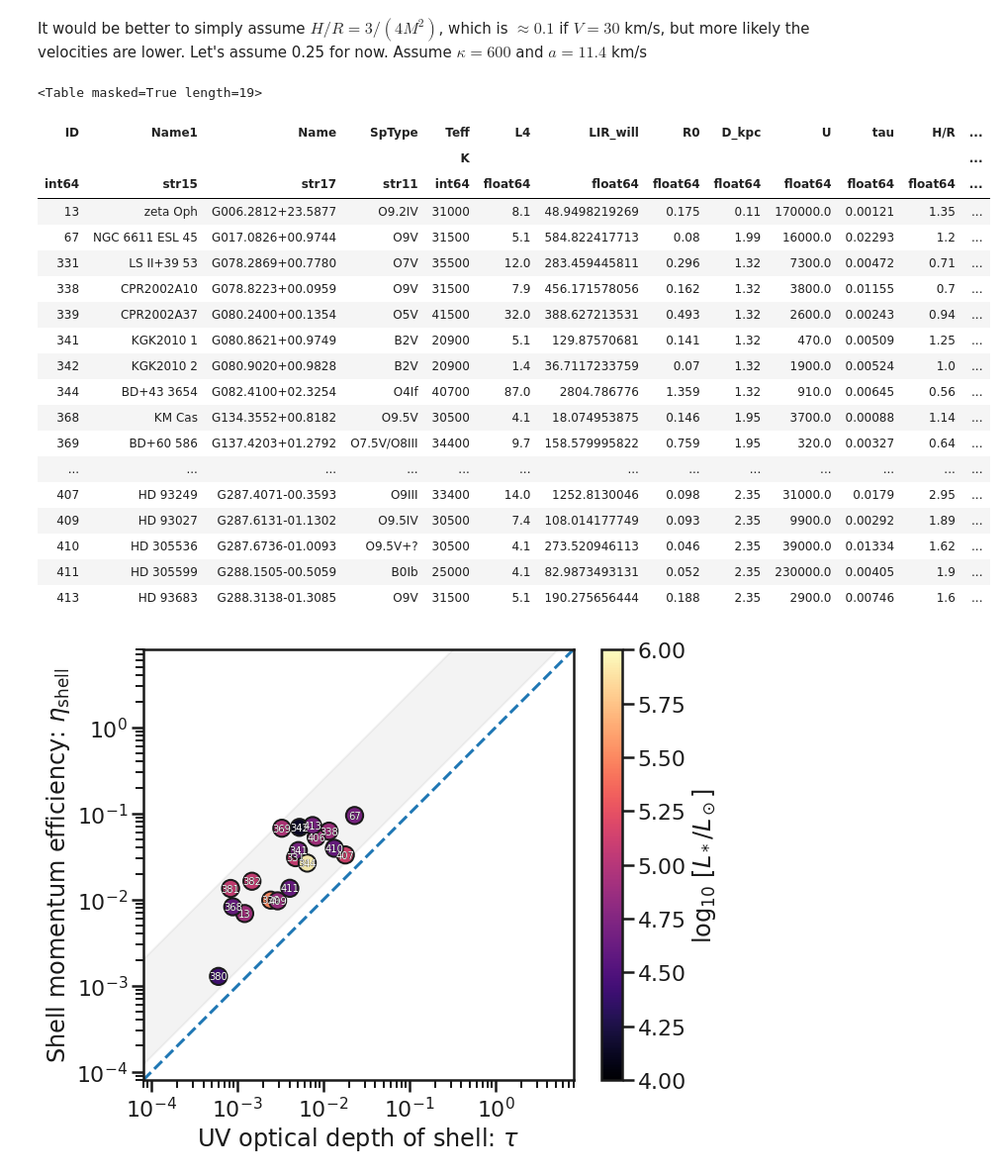
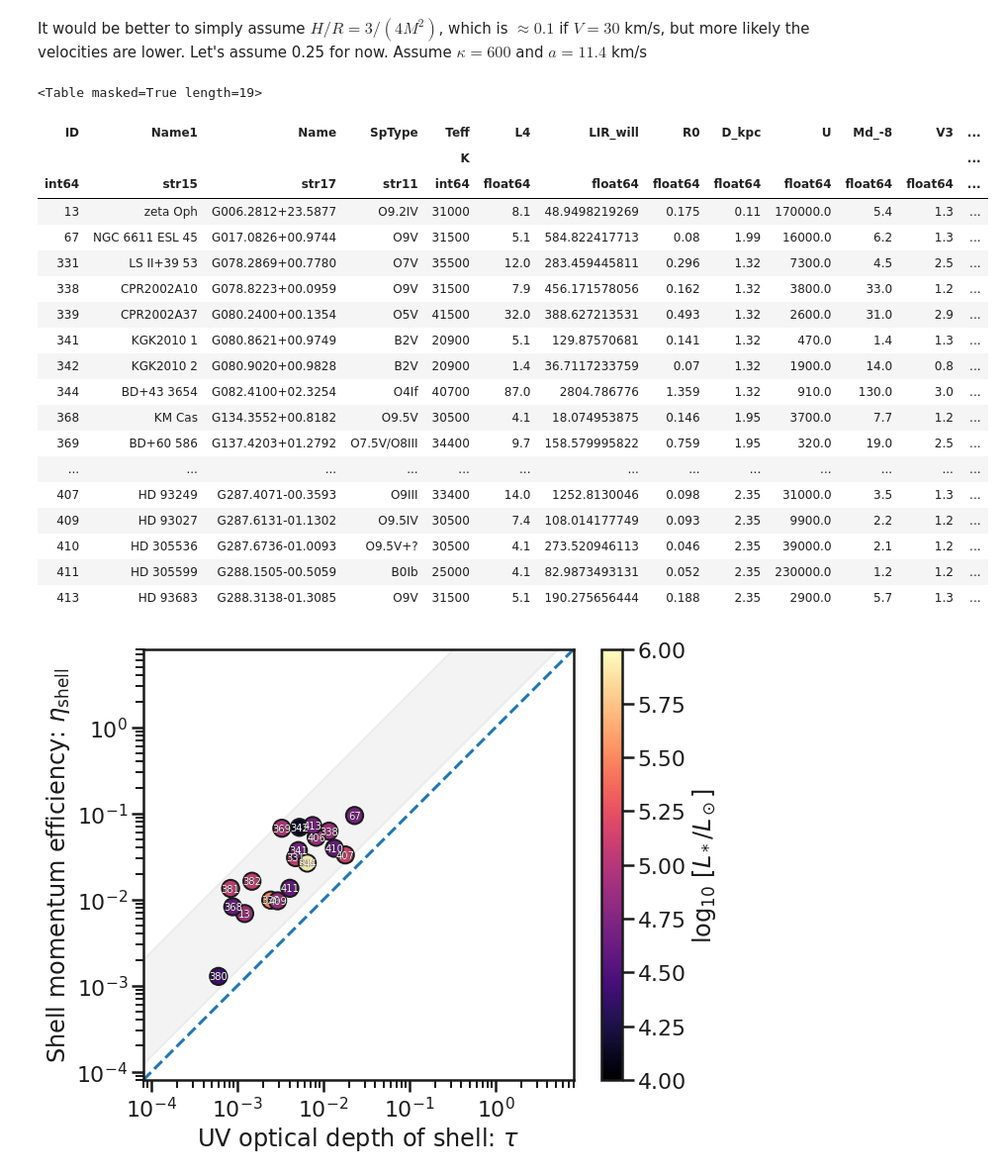
Before and after one commit to div-B-equals-0/dust-wave-case-studies, a Jupyter notebook: Kobulnicky-samples.ipynb, the cells around one changed output. Shown at 99% size. Saved outputs shown, nothing was run; the diff lists cells and outputs as text; code cells hidden in the pictures.

```diff
--- a/Kobulnicky-samples.ipynb
+++ b/Kobulnicky-samples.ipynb
@@ -429,41 +429,41 @@ _But maybe "height" is not what I think it is._ What is really wanted is the FWH
 # %% [markdown]
 It would be better to simply assume $H/R = 3 / (4 M^2)$, which is $\approx 0.1$ if $V = 30$ km/s, but more likely the velocities are lower.  Let's assume 0.25 for now.  Assume $\kappa = 600$ and $a = 11.4$ km/s
 # %%
-colnames = tt.colnames[0:5] + ['L4', 'LIR_will', 'R0', 'D_kpc', 'U']
+colnames = tt.colnames[0:5] + ['L4', 'LIR_will', 'R0', 'D_kpc', 'U', 'Md_-8', 'V3']
 ttt = tt[colnames]
 ttt['tau'] = np.round(2*tt['LIR/L* will'], decimals=5)
 ttt['H/R'] =np.round(tt['Height'] / tt['R0_as'], decimals=2)
 
 cs = (11.4*u.km/u.s).cgs
 kappa = 600.0*u.cm**2/u.g
 H_R = 0.25
 
 ttt['P_k_shell'] = np.array(ttt['tau'])*(cs**2 / (const.k_B*kappa * H_R * ttt['R0']*u.parsec)).cgs
 ttt['n_shell'] = np.round(ttt['P_k_shell']/u.Kelvin/(2 * 1.0e4), decimals=1)
 ttt['P_k_rad'] = (1e4*const.L_sun*ttt['L4'] / (4*np.pi * (ttt['R0']*u.pc)**2 * const.c * const.k_B)).cgs
 ttt['eta_obs'] = np.round(ttt['P_k_shell'].data/ttt['P_k_rad'].data, decimals=5)
 ttt
 # %% [output]
 <Table masked=True length=19>
-| ID | Name1 | Name | SpType | Teff | L4 | LIR_will | R0 | D_kpc | U | tau | H/R | ... |
+| ID | Name1 | Name | SpType | Teff | L4 | LIR_will | R0 | D_kpc | U | Md_-8 | V3 | ... |
 |  |  |  |  | K |  |  |  |  |  |  |  | ... |
 | int64 | str15 | str17 | str11 | int64 | float64 | float64 | float64 | float64 | float64 | float64 | float64 | ... |
-| 13 | zeta Oph | G006.2812+23.5877 | O9.2IV | 31000 | 8.1 | 48.9498219269 | 0.175 | 0.11 | 170000.0 | 0.00121 | 1.35 | ... |
-| 67 | NGC 6611 ESL 45 | G017.0826+00.9744 | O9V | 31500 | 5.1 | 584.822417713 | 0.08 | 1.99 | 16000.0 | 0.02293 | 1.2 | ... |
-| 331 | LS II+39 53 | G078.2869+00.7780 | O7V | 35500 | 12.0 | 283.459445811 | 0.296 | 1.32 | 7300.0 | 0.00472 | 0.71 | ... |
-| 338 | CPR2002A10 | G078.8223+00.0959 | O9V | 31500 | 7.9 | 456.171578056 | 0.162 | 1.32 | 3800.0 | 0.01155 | 0.7 | ... |
-| 339 | CPR2002A37 | G080.2400+00.1354 | O5V | 41500 | 32.0 | 388.627213531 | 0.493 | 1.32 | 2600.0 | 0.00243 | 0.94 | ... |
-| 341 | KGK2010 1 | G080.8621+00.9749 | B2V | 20900 | 5.1 | 129.87570681 | 0.141 | 1.32 | 470.0 | 0.00509 | 1.25 | ... |
-| 342 | KGK2010 2 | G080.9020+00.9828 | B2V | 20900 | 1.4 | 36.7117233759 | 0.07 | 1.32 | 1900.0 | 0.00524 | 1.0 | ... |
-| 344 | BD+43 3654 | G082.4100+02.3254 | O4If | 40700 | 87.0 | 2804.786776 | 1.359 | 1.32 | 910.0 | 0.00645 | 0.56 | ... |
-| 368 | KM Cas | G134.3552+00.8182 | O9.5V | 30500 | 4.1 | 18.074953875 | 0.146 | 1.95 | 3700.0 | 0.00088 | 1.14 | ... |
-| 369 | BD+60 586 | G137.4203+01.2792 | O7.5V/O8III | 34400 | 9.7 | 158.579995822 | 0.759 | 1.95 | 320.0 | 0.00327 | 0.64 | ... |
+| 13 | zeta Oph | G006.2812+23.5877 | O9.2IV | 31000 | 8.1 | 48.9498219269 | 0.175 | 0.11 | 170000.0 | 5.4 | 1.3 | ... |
+| 67 | NGC 6611 ESL 45 | G017.0826+00.9744 | O9V | 31500 | 5.1 | 584.822417713 | 0.08 | 1.99 | 16000.0 | 6.2 | 1.3 | ... |
+| 331 | LS II+39 53 | G078.2869+00.7780 | O7V | 35500 | 12.0 | 283.459445811 | 0.296 | 1.32 | 7300.0 | 4.5 | 2.5 | ... |
+| 338 | CPR2002A10 | G078.8223+00.0959 | O9V | 31500 | 7.9 | 456.171578056 | 0.162 | 1.32 | 3800.0 | 33.0 | 1.2 | ... |
+| 339 | CPR2002A37 | G080.2400+00.1354 | O5V | 41500 | 32.0 | 388.627213531 | 0.493 | 1.32 | 2600.0 | 31.0 | 2.9 | ... |
+| 341 | KGK2010 1 | G080.8621+00.9749 | B2V | 20900 | 5.1 | 129.87570681 | 0.141 | 1.32 | 470.0 | 1.4 | 1.3 | ... |
+| 342 | KGK2010 2 | G080.9020+00.9828 | B2V | 20900 | 1.4 | 36.7117233759 | 0.07 | 1.32 | 1900.0 | 14.0 | 0.8 | ... |
+| 344 | BD+43 3654 | G082.4100+02.3254 | O4If | 40700 | 87.0 | 2804.786776 | 1.359 | 1.32 | 910.0 | 130.0 | 3.0 | ... |
+| 368 | KM Cas | G134.3552+00.8182 | O9.5V | 30500 | 4.1 | 18.074953875 | 0.146 | 1.95 | 3700.0 | 7.7 | 1.2 | ... |
+| 369 | BD+60 586 | G137.4203+01.2792 | O7.5V/O8III | 34400 | 9.7 | 158.579995822 | 0.759 | 1.95 | 320.0 | 19.0 | 2.5 | ... |
 | ... | ... | ... | ... | ... | ... | ... | ... | ... | ... | ... | ... | ... |
-| 407 | HD 93249 | G287.4071-00.3593 | O9III | 33400 | 14.0 | 1252.8130046 | 0.098 | 2.35 | 31000.0 | 0.0179 | 2.95 | ... |
-| 409 | HD 93027 | G287.6131-01.1302 | O9.5IV | 30500 | 7.4 | 108.014177749 | 0.093 | 2.35 | 9900.0 | 0.00292 | 1.89 | ... |
-| 410 | HD 305536 | G287.6736-01.0093 | O9.5V+? | 30500 | 4.1 | 273.520946113 | 0.046 | 2.35 | 39000.0 | 0.01334 | 1.62 | ... |
-| 411 | HD 305599 | G288.1505-00.5059 | B0Ib | 25000 | 4.1 | 82.9873493131 | 0.052 | 2.35 | 230000.0 | 0.00405 | 1.9 | ... |
-| 413 | HD 93683 | G288.3138-01.3085 | O9V | 31500 | 5.1 | 190.275656444 | 0.188 | 2.35 | 2900.0 | 0.00746 | 1.6 | ... |
+| 407 | HD 93249 | G287.4071-00.3593 | O9III | 33400 | 14.0 | 1252.8130046 | 0.098 | 2.35 | 31000.0 | 3.5 | 1.3 | ... |
+| 409 | HD 93027 | G287.6131-01.1302 | O9.5IV | 30500 | 7.4 | 108.014177749 | 0.093 | 2.35 | 9900.0 | 2.2 | 1.2 | ... |
+| 410 | HD 305536 | G287.6736-01.0093 | O9.5V+? | 30500 | 4.1 | 273.520946113 | 0.046 | 2.35 | 39000.0 | 2.1 | 1.2 | ... |
+| 411 | HD 305599 | G288.1505-00.5059 | B0Ib | 25000 | 4.1 | 82.9873493131 | 0.052 | 2.35 | 230000.0 | 1.2 | 1.2 | ... |
+| 413 | HD 93683 | G288.3138-01.3085 | O9V | 31500 | 5.1 | 190.275656444 | 0.188 | 2.35 | 2900.0 | 5.7 | 1.3 | ... |
 # %%
 fig, ax = plt.subplots(figsize=(10, 8))
 xx, yy = ttt['tau'], ttt['eta_obs']
```
Also changed, not shown: parts of 26 cells of this notebook, 10 other files.
